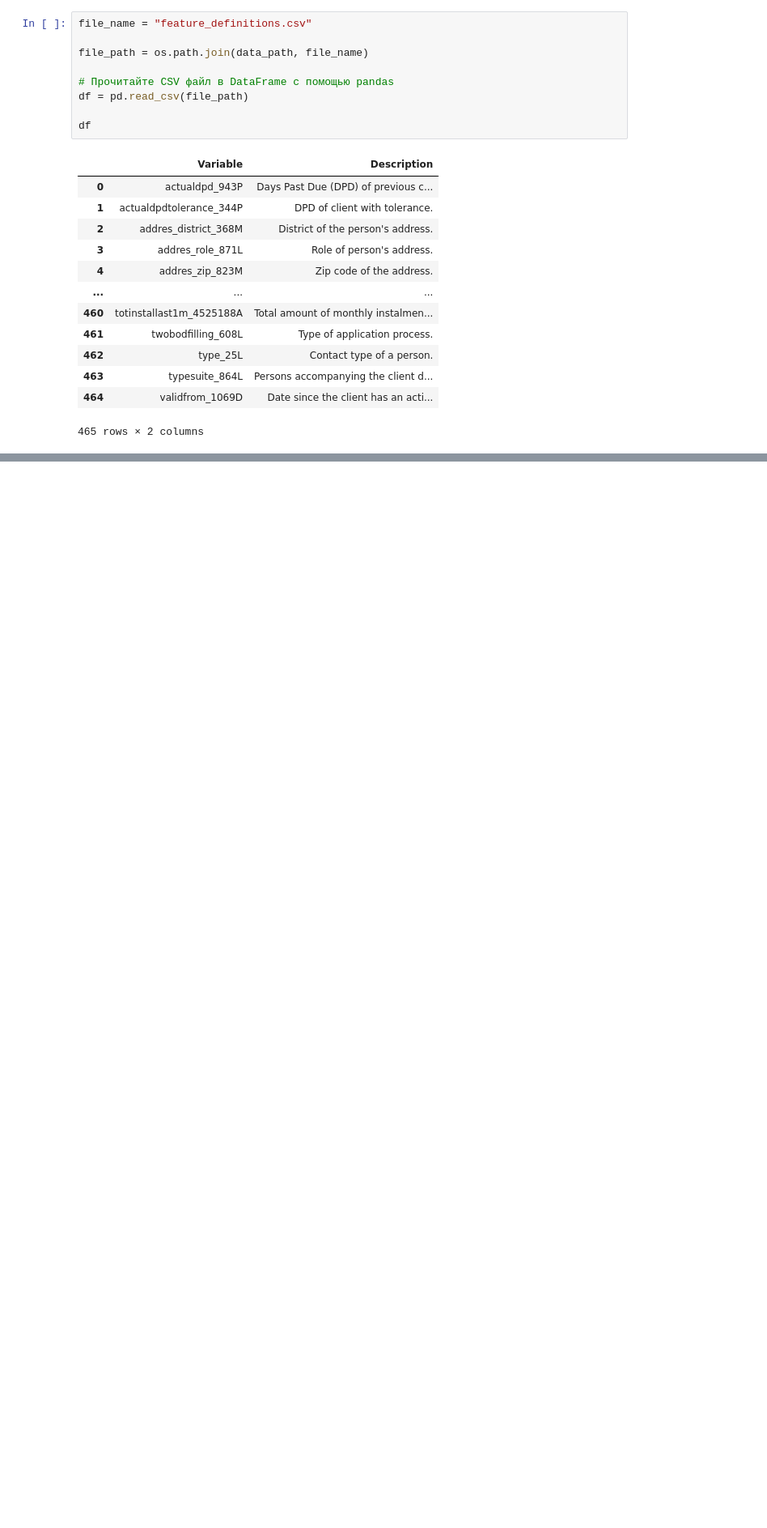
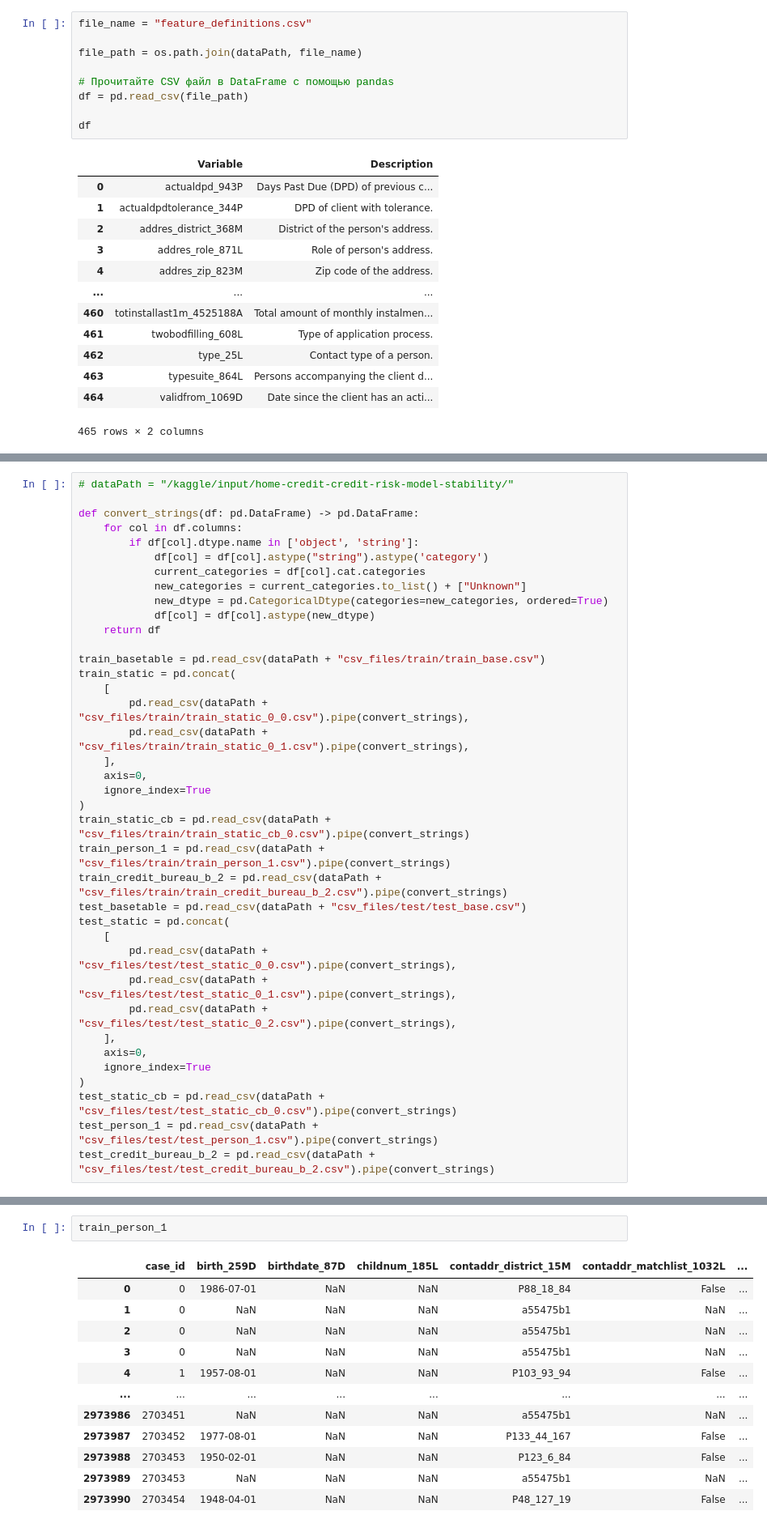
Before and after one commit to vvgg9944/kaggle___, a Jupyter notebook: data_notebook.ipynb, the cells around one changed output, grey strips where cells are left out. Shown at 81% size. Cells and saved outputs as stored; diff of their text form; blank space fills up the shorter version.

```diff
--- a/data_notebook.ipynb
+++ b/data_notebook.ipynb
@@ -23,7 +28,7 @@ data_path
 # %%
 file_name = "feature_definitions.csv"
 
-file_path = os.path.join(data_path, file_name)
+file_path = os.path.join(dataPath, file_name)
 
 # Прочитайте CSV файл в DataFrame с помощью pandas
 df = pd.read_csv(file_path)
@@ -94,0 +72,38 @@ plt.show()
+# %%
+# dataPath = "/kaggle/input/home-credit-credit-risk-model-stability/"
+
+def convert_strings(df: pd.DataFrame) -> pd.DataFrame:
+    for col in df.columns:
+        if df[col].dtype.name in ['object', 'string']:
+            df[col] = df[col].astype("string").astype('category')
+            current_categories = df[col].cat.categories
+            new_categories = current_categories.to_list() + ["Unknown"]
+            new_dtype = pd.CategoricalDtype(categories=new_categories, ordered=True)
+            df[col] = df[col].astype(new_dtype)
+    return df
+
+train_basetable = pd.read_csv(dataPath + "csv_files/train/train_base.csv")
+train_static = pd.concat(
+    [
+        pd.read_csv(dataPath + "csv_files/train/train_static_0_0.csv").pipe(convert_strings),
+        pd.read_csv(dataPath + "csv_files/train/train_static_0_1.csv").pipe(convert_strings),
+    ],
+    axis=0,
+    ignore_index=True
+)
+train_static_cb = pd.read_csv(dataPath + "csv_files/train/train_static_cb_0.csv").pipe(convert_strings)
+train_person_1 = pd.read_csv(dataPath + "csv_files/train/train_person_1.csv").pipe(convert_strings)
+train_credit_bureau_b_2 = pd.read_csv(dataPath + "csv_files/train/train_credit_bureau_b_2.csv").pipe(convert_strings)
+test_basetable = pd.read_csv(dataPath + "csv_files/test/test_base.csv")
+test_static = pd.concat(
+    [
+        pd.read_csv(dataPath + "csv_files/test/test_static_0_0.csv").pipe(convert_strings),
+        pd.read_csv(dataPath + "csv_files/test/test_static_0_1.csv").pipe(convert_strings),
+        pd.read_csv(dataPath + "csv_files/test/test_static_0_2.csv").pipe(convert_strings),
+    ],
+    axis=0,
+    ignore_index=True
+)
+test_static_cb = pd.read_csv(dataPath + "csv_files/test/test_static_cb_0.csv").pipe(convert_strings)
+test_person_1 = pd.read_csv(dataPath + "csv_files/test/test_person_1.csv").pipe(convert_strings)
+test_credit_bureau_b_2 = pd.read_csv(dataPath + "csv_files/test/test_credit_bureau_b_2.csv").pipe(convert_strings)
@@ -94,0 +145,15 @@ plt.show()
+# %%
+train_person_1
+# %% [output]
+|  | case_id | birth_259D | birthdate_87D | childnum_185L | contaddr_district_15M | contaddr_matchlist_1032L | ... |
+| 0 | 0 | 1986-07-01 | NaN | NaN | P88_18_84 | False | ... |
+| 1 | 0 | NaN | NaN | NaN | a55475b1 | NaN | ... |
+| 2 | 0 | NaN | NaN | NaN | a55475b1 | NaN | ... |
+| 3 | 0 | NaN | NaN | NaN | a55475b1 | NaN | ... |
+| 4 | 1 | 1957-08-01 | NaN | NaN | P103_93_94 | False | ... |
+| ... | ... | ... | ... | ... | ... | ... | ... |
+| 2973986 | 2703451 | NaN | NaN | NaN | a55475b1 | NaN | ... |
+| 2973987 | 2703452 | 1977-08-01 | NaN | NaN | P133_44_167 | False | ... |
+| 2973988 | 2703453 | 1950-02-01 | NaN | NaN | P123_6_84 | False | ... |
+| 2973989 | 2703453 | NaN | NaN | NaN | a55475b1 | NaN | ... |
+| 2973990 | 2703454 | 1948-04-01 | NaN | NaN | P48_127_19 | False | ... |
```
Also changed, not shown: parts of 6 cells of this notebook, 1 other file.
